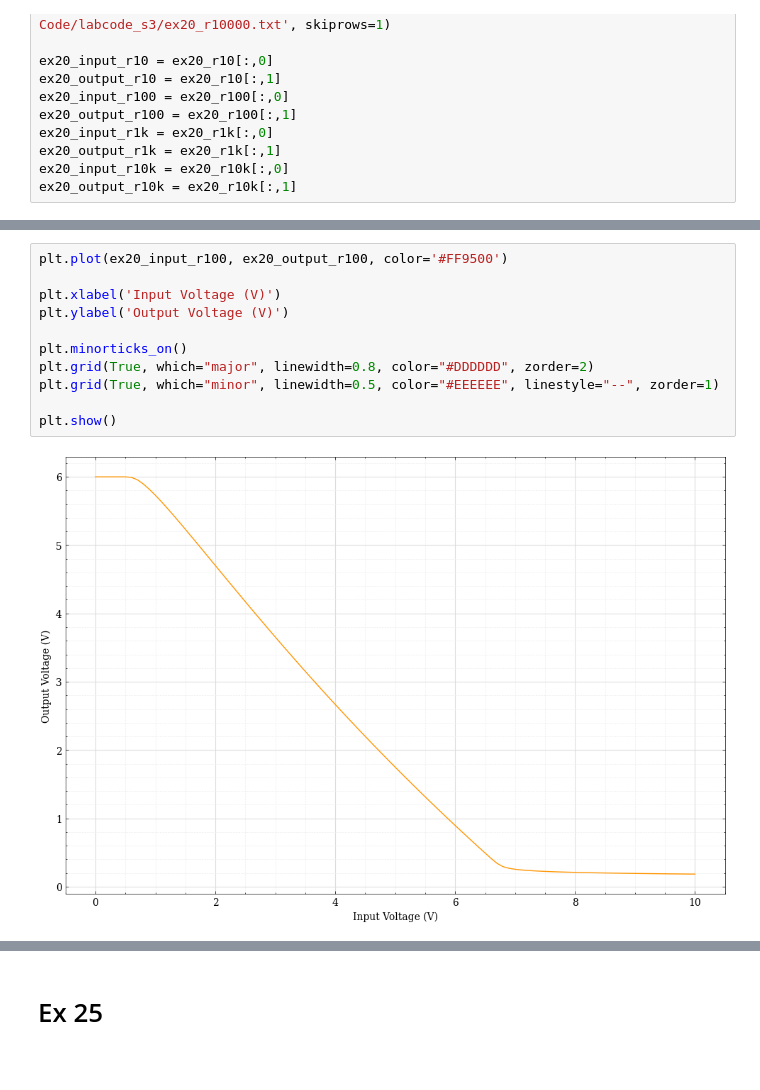
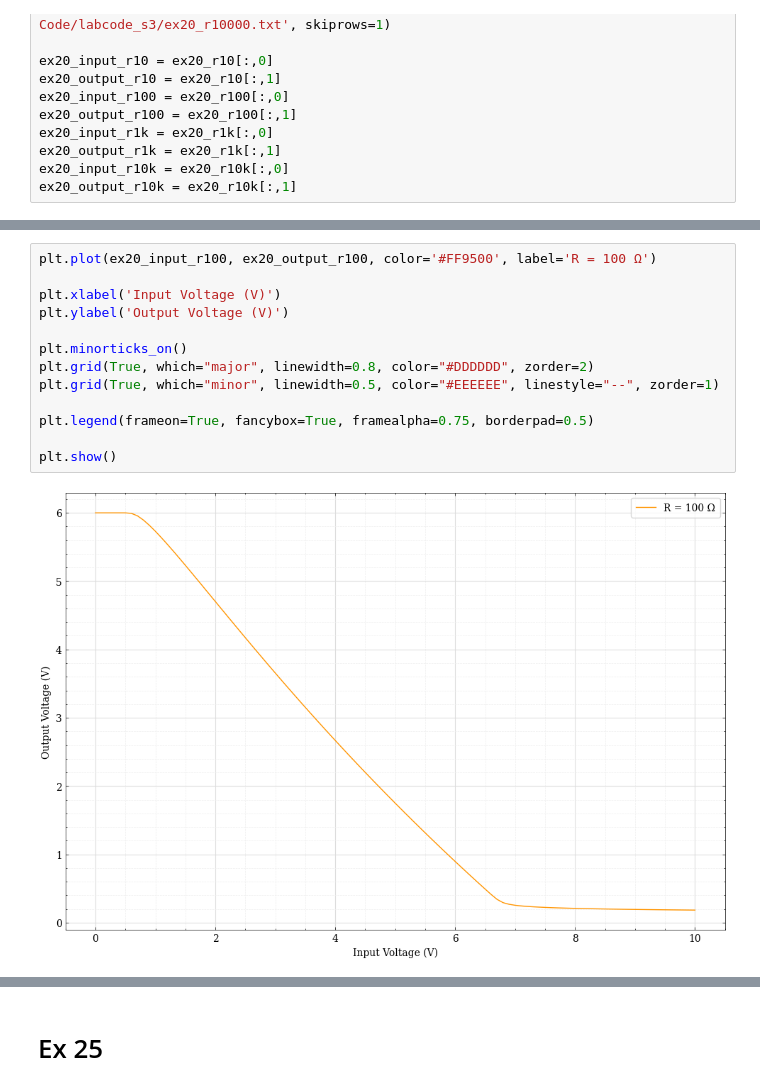
Before and after one commit to ikeasofabed/Labs-Code, a Jupyter notebook: labcode_s3/ElectronicsLab.ipynb, the cells around one changed output, grey strips where cells are left out. Cells and saved outputs as stored; diff of their text form.

```diff
--- a/labcode_s3/ElectronicsLab.ipynb
+++ b/labcode_s3/ElectronicsLab.ipynb
@@ -587,14 +593,16 @@ plt.show()
 # %%
-plt.plot(ex20_input_r100, ex20_output_r100, color='#FF9500')
+plt.plot(ex20_input_r100, ex20_output_r100, color='#FF9500', label='R = 100 Ω')
 
 plt.xlabel('Input Voltage (V)')
 plt.ylabel('Output Voltage (V)')
 
 plt.minorticks_on()
 plt.grid(True, which="major", linewidth=0.8, color="#DDDDDD", zorder=2)
 plt.grid(True, which="minor", linewidth=0.5, color="#EEEEEE", linestyle="--", zorder=1)
 
+plt.legend(frameon=True, fancybox=True, framealpha=0.75, borderpad=0.5)
+
 plt.show()
 # %% [output]
-[figure, old version]
+[figure, new version]
 # %%
```
Also changed, not shown: parts of 10 cells of this notebook, 32 other files.
